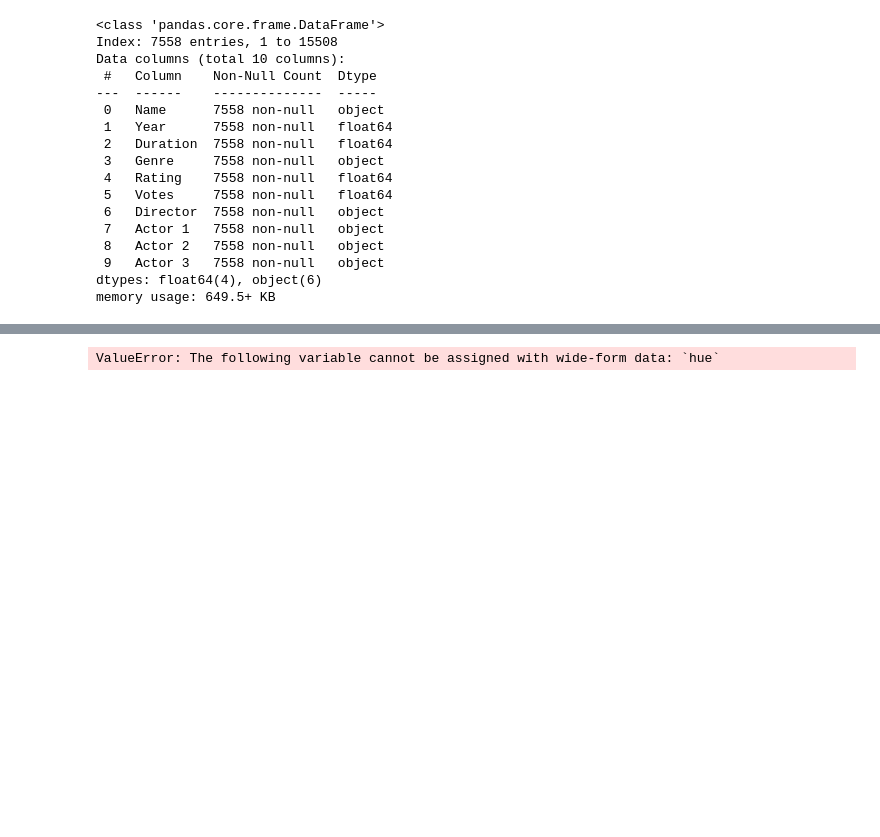
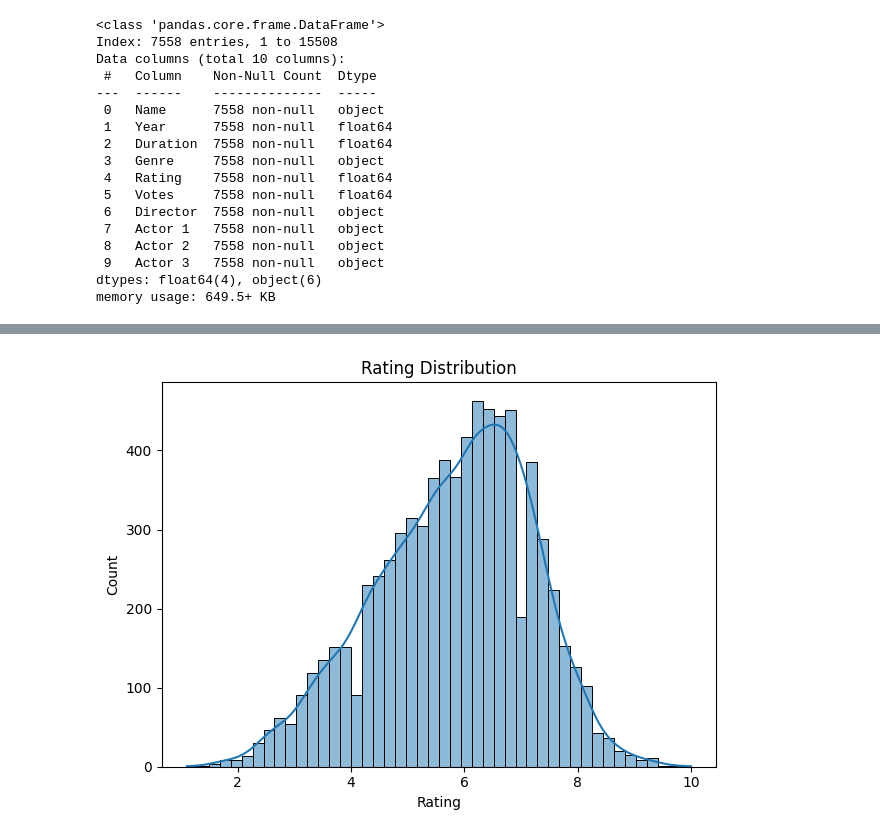
Before and after one commit to Sumit-Agnihotri/MOVIE_RATING_PREDICTION, a Jupyter notebook: Movie Rating Prediction.ipynb, the cells around one changed output, grey strips where cells are left out. Cells and saved outputs as stored; diff of their text form; code cells hidden in the pictures; blank space fills up the shorter version.

```diff
--- a/Movie Rating Prediction.ipynb
+++ b/Movie Rating Prediction.ipynb
@@ -166,10 +166,11 @@ top_movie
 | 11843 | Refl3ct | 2021.0 | 65.0 | Sci-Fi | 9.3 | 467.0 | Nikhil Mahar | Vijay Mahar | Vijay Mahar | Nikhil Mahar |
 | 8344 | Love Sorries | 2021.0 | 101.0 | Comedy, Drama, Romance | 9.3 | 79.0 | Gautam Joshi | Prashant Chaubey | Puneet Chouksey | Amitabh Gupta |
 # %%
-sns.histplot(data = top_movie, X="Year", hue="Rating", multiple = "stack")
-plt.title("Top 10 Movies with Highest Rating", fontsize=20)
-plt.xlabel("Year", fontsize=15)
-plt.ylabel("Count", fontsize=15)
+sns.histplot(dataset["Rating"], kde=True)
+plt.title("Rating Distribution")
+plt.xlabel("Rating")
+plt.ylabel("Count")
+plt.tight_layout()
 plt.show()
 # %% [output]
-ValueError: The following variable cannot be assigned with wide-form data: `hue`
+[figure, added]
```
Also changed, not shown: parts of 1 cell of this notebook.
